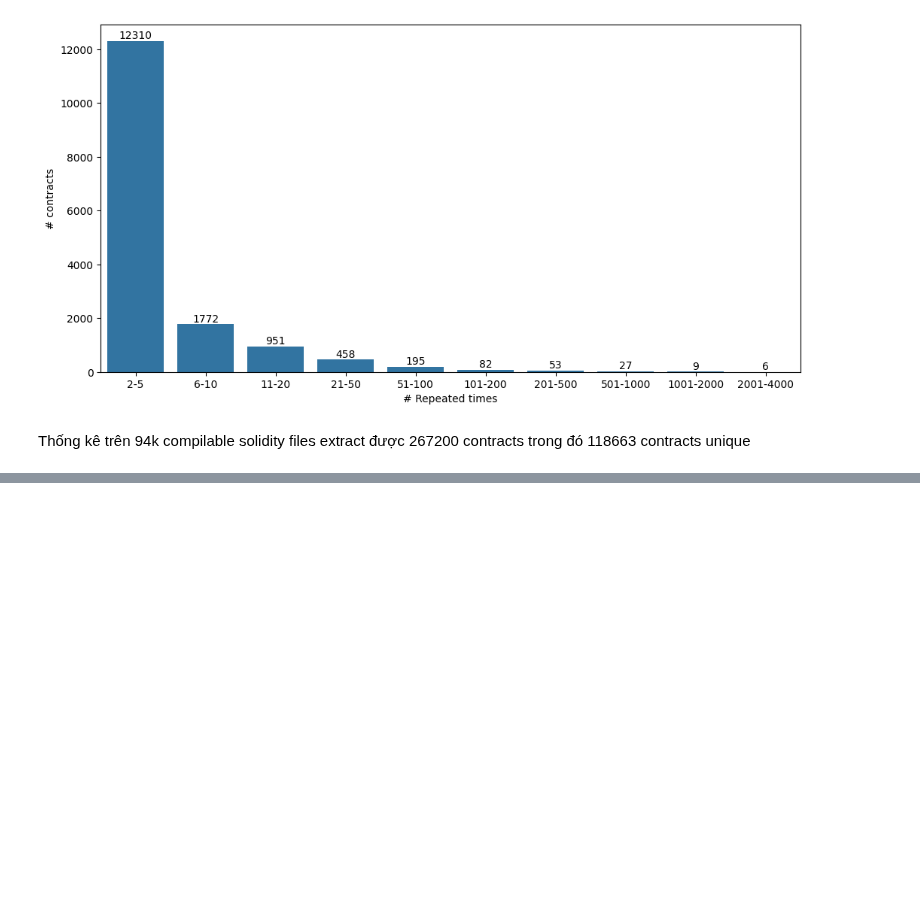
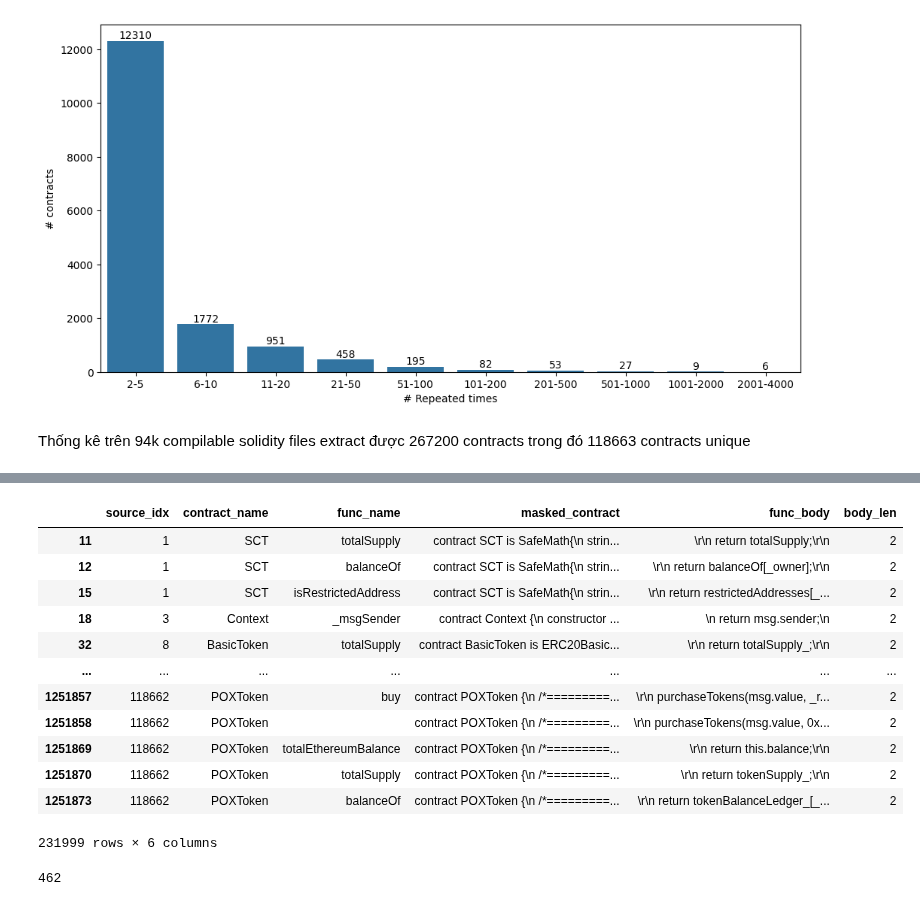
Before and after one commit to echodrift/code-generation, a Jupyter notebook: experiment/playground.ipynb, the cells around one changed output, grey strips where cells are left out. Cells and saved outputs as stored; diff of their text form; code cells hidden in the pictures; blank space fills up the shorter version.

```diff
--- a/experiment/playground.ipynb
+++ b/experiment/playground.ipynb
@@ -946,0 +1021,4 @@ Thống kê trên 94k compilable solidity files extract được 267200 contract
+# %%
+mask_func = pd.read_parquet("/home/hieuvd/lvdthieu/CodeGen/data/data/only_mask_func_body.parquet", engine="fastparquet")
+mask_func.info()
+mask_func.head()
@@ -946,0 +1067,17 @@ Thống kê trên 94k compilable solidity files extract được 267200 contract
+# %%
+check = mask_func[mask_func["body_len"] == 2].copy()
+check
+# %% [output]
+|  | source_idx | contract_name | func_name | masked_contract | func_body | body_len |
+| 11 | 1 | SCT | totalSupply | contract SCT is SafeMath{\n strin... | \r\n return totalSupply;\r\n | 2 |
+| 12 | 1 | SCT | balanceOf | contract SCT is SafeMath{\n strin... | \r\n return balanceOf[_owner];\r\n | 2 |
+| 15 | 1 | SCT | isRestrictedAddress | contract SCT is SafeMath{\n strin... | \r\n return restrictedAddresses[_... | 2 |
+| 18 | 3 | Context | _msgSender | contract Context {\n constructor ... | \n return msg.sender;\n | 2 |
+| 32 | 8 | BasicToken | totalSupply | contract BasicToken is ERC20Basic... | \r\n return totalSupply_;\r\n | 2 |
+| ... | ... | ... | ... | ... | ... | ... |
+| 1251857 | 118662 | POXToken | buy | contract POXToken {\n /*=========... | \r\n purchaseTokens(msg.value, _r... | 2 |
+| 1251858 | 118662 | POXToken |  | contract POXToken {\n /*=========... | \r\n purchaseTokens(msg.value, 0x... | 2 |
+| 1251869 | 118662 | POXToken | totalEthereumBalance | contract POXToken {\n /*=========... | \r\n return this.balance;\r\n | 2 |
+| 1251870 | 118662 | POXToken | totalSupply | contract POXToken {\n /*=========... | \r\n return tokenSupply_;\r\n | 2 |
+| 1251873 | 118662 | POXToken | balanceOf | contract POXToken {\n /*=========... | \r\n return tokenBalanceLedger_[_... | 2 |
+231999 rows × 6 columns
@@ -946,0 +1086,4 @@ Thống kê trên 94k compilable solidity files extract được 267200 contract
+# %%
+check["len"].max()
+# %% [output]
+462
```
Also changed, not shown: parts of 15 cells of this notebook, 7 other files.
